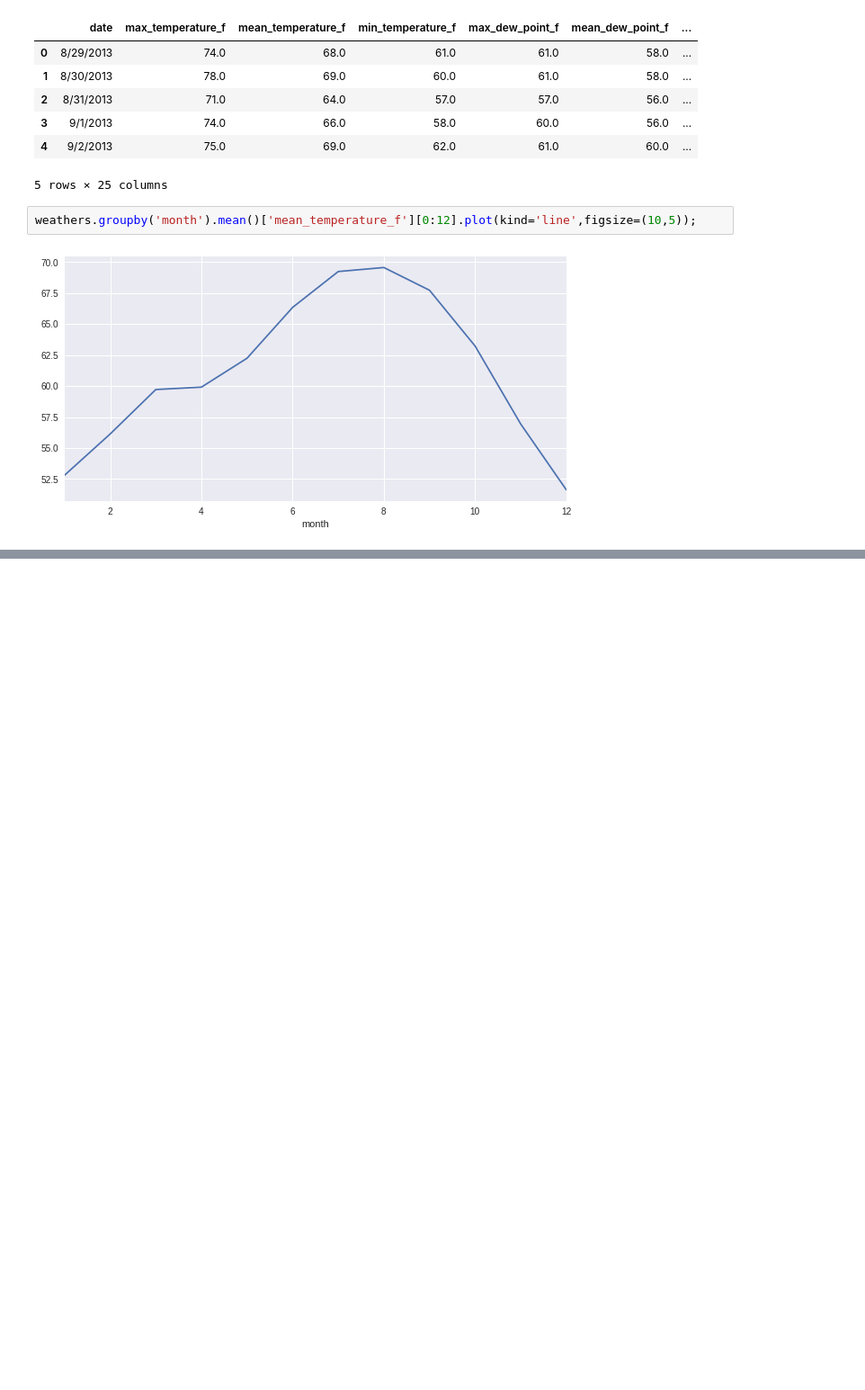
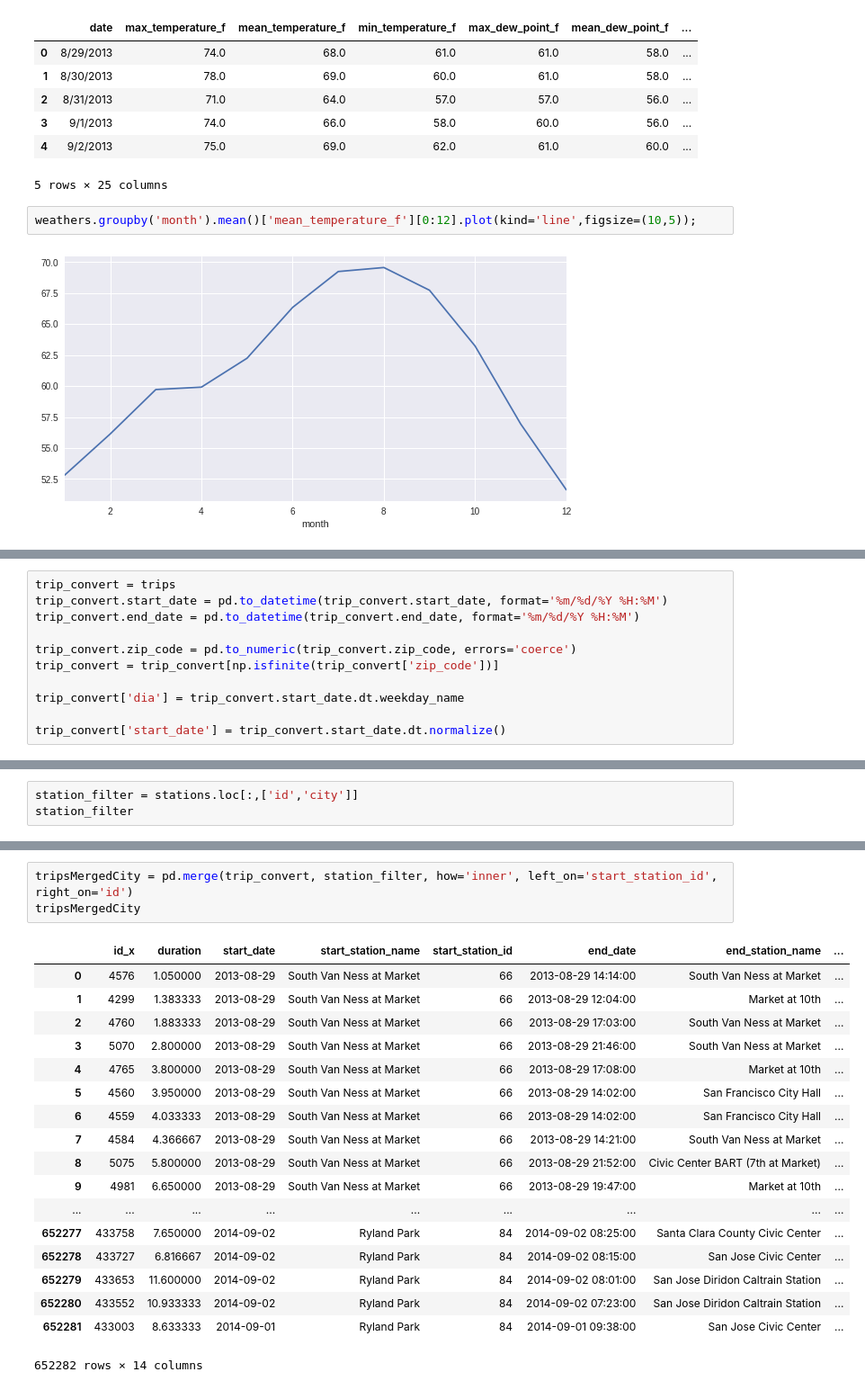
Before and after one commit to Gnahue/sanFranciscoBiclas, a Jupyter notebook: Analisis Exploratorio/AnalisisExploratorioTP1.ipynb, the cells around one changed output, grey strips where cells are left out. Shown at 90% size. Saved outputs shown, nothing was run; the diff lists cells and outputs as text; blank space fills up the shorter version.

```diff
--- a/Analisis Exploratorio/AnalisisExploratorioTP1.ipynb
+++ b/Analisis Exploratorio/AnalisisExploratorioTP1.ipynb
@@ -309,0 +446,11 @@ Lo que si podria explicarlo son los dias de vacaciones, pasamos a analizar esto
+# %%
+trip_convert = trips
+trip_convert.start_date = pd.to_datetime(trip_convert.start_date, format='%m/%d/%Y %H:%M')
+trip_convert.end_date = pd.to_datetime(trip_convert.end_date, format='%m/%d/%Y %H:%M')
+
+trip_convert.zip_code = pd.to_numeric(trip_convert.zip_code, errors='coerce')
+trip_convert = trip_convert[np.isfinite(trip_convert['zip_code'])]
+
+trip_convert['dia'] = trip_convert.start_date.dt.weekday_name
+
+trip_convert['start_date'] = trip_convert.start_date.dt.normalize()
@@ -309,0 +466,3 @@ Lo que si podria explicarlo son los dias de vacaciones, pasamos a analizar esto
+# %%
+station_filter = stations.loc[:,['id','city']]
+station_filter
@@ -309,0 +510,22 @@ Lo que si podria explicarlo son los dias de vacaciones, pasamos a analizar esto
+# %%
+tripsMergedCity = pd.merge(trip_convert, station_filter, how='inner', left_on='start_station_id', right_on='id')
+tripsMergedCity
+# %% [output]
+|  | id_x | duration | start_date | start_station_name | start_station_id | end_date | end_station_name | ... |
+| 0 | 4576 | 1.050000 | 2013-08-29 | South Van Ness at Market | 66 | 2013-08-29 14:14:00 | South Van Ness at Market | ... |
+| 1 | 4299 | 1.383333 | 2013-08-29 | South Van Ness at Market | 66 | 2013-08-29 12:04:00 | Market at 10th | ... |
+| 2 | 4760 | 1.883333 | 2013-08-29 | South Van Ness at Market | 66 | 2013-08-29 17:03:00 | South Van Ness at Market | ... |
+| 3 | 5070 | 2.800000 | 2013-08-29 | South Van Ness at Market | 66 | 2013-08-29 21:46:00 | South Van Ness at Market | ... |
+| 4 | 4765 | 3.800000 | 2013-08-29 | South Van Ness at Market | 66 | 2013-08-29 17:08:00 | Market at 10th | ... |
+| 5 | 4560 | 3.950000 | 2013-08-29 | South Van Ness at Market | 66 | 2013-08-29 14:02:00 | San Francisco City Hall | ... |
+| 6 | 4559 | 4.033333 | 2013-08-29 | South Van Ness at Market | 66 | 2013-08-29 14:02:00 | San Francisco City Hall | ... |
+| 7 | 4584 | 4.366667 | 2013-08-29 | South Van Ness at Market | 66 | 2013-08-29 14:21:00 | South Van Ness at Market | ... |
+| 8 | 5075 | 5.800000 | 2013-08-29 | South Van Ness at Market | 66 | 2013-08-29 21:52:00 | Civic Center BART (7th at Market) | ... |
+| 9 | 4981 | 6.650000 | 2013-08-29 | South Van Ness at Market | 66 | 2013-08-29 19:47:00 | Market at 10th | ... |
+| ... | ... | ... | ... | ... | ... | ... | ... | ... |
+| 652277 | 433758 | 7.650000 | 2014-09-02 | Ryland Park | 84 | 2014-09-02 08:25:00 | Santa Clara County Civic Center | ... |
+| 652278 | 433727 | 6.816667 | 2014-09-02 | Ryland Park | 84 | 2014-09-02 08:15:00 | San Jose Civic Center | ... |
+| 652279 | 433653 | 11.600000 | 2014-09-02 | Ryland Park | 84 | 2014-09-02 08:01:00 | San Jose Diridon Caltrain Station | ... |
+| 652280 | 433552 | 10.933333 | 2014-09-02 | Ryland Park | 84 | 2014-09-02 07:23:00 | San Jose Diridon Caltrain Station | ... |
+| 652281 | 433003 | 8.633333 | 2014-09-01 | Ryland Park | 84 | 2014-09-01 09:38:00 | San Jose Civic Center | ... |
+652282 rows × 14 columns
```
Also changed, not shown: parts of 47 cells of this notebook.
